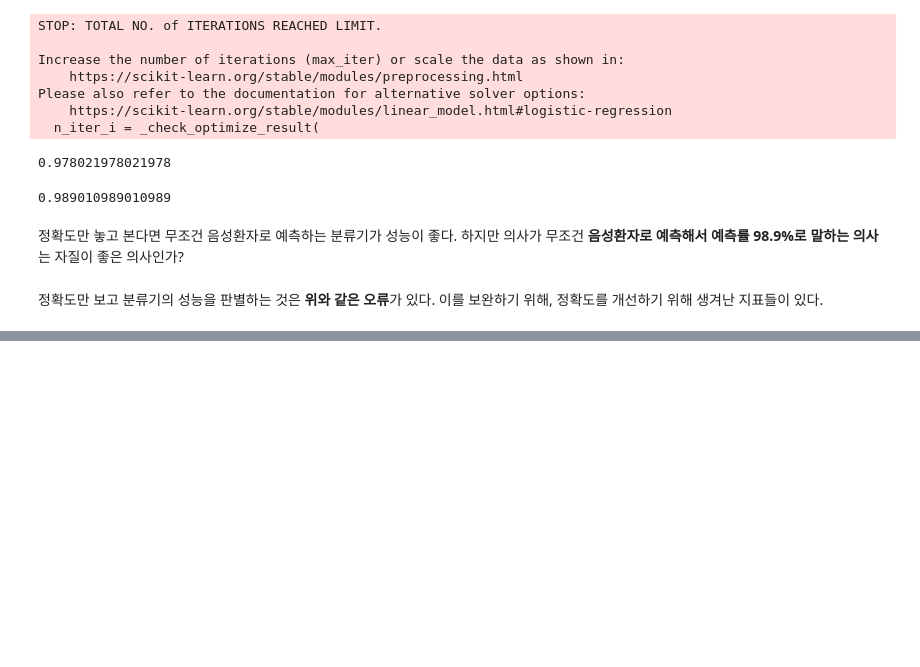
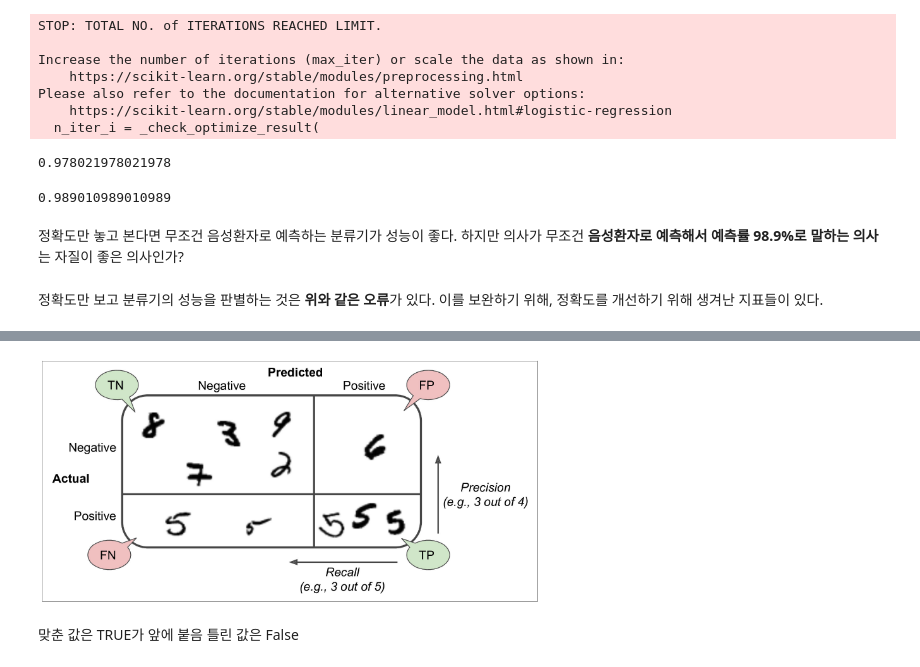
Before and after one commit to kaminion/fastcampus_python, a Jupyter notebook: machine learning/14. accuray_error.ipynb, the cells around one changed output, grey strips where cells are left out. Drawn from its saved outputs; the diff is of its cells as text; code cells hidden in the pictures; blank space fills up the shorter version.

```diff
--- a/machine learning/14. accuray_error.ipynb
+++ b/machine learning/14. accuray_error.ipynb
@@ -127,0 +148,9 @@ my_prediction = np.ones(shape=y_test.shape)
+# %%
+from IPython.display import Image
+
+Image('https://dojinkimm.github.io/assets/imgs/ml/handson_3_1.png', width=500)
+# %% [output]
+[figure, added]
+# %% [markdown]
+맞춘 값은 TRUE가 앞에 붙음
+틀린 값은 False
```
Also changed, not shown: parts of 4 cells of this notebook.
